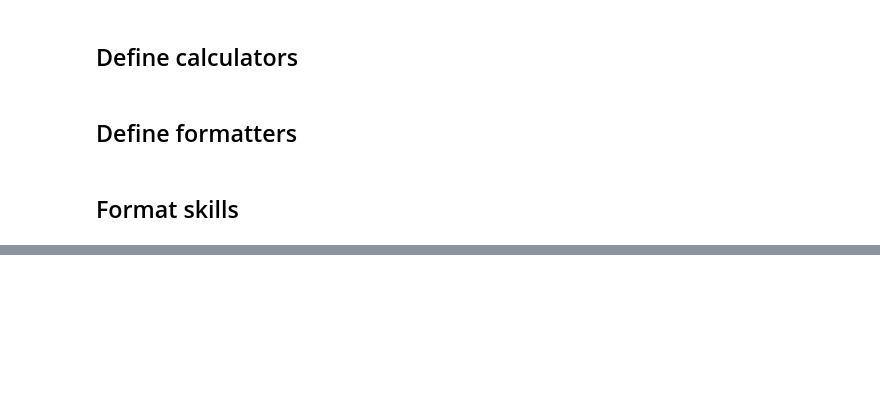
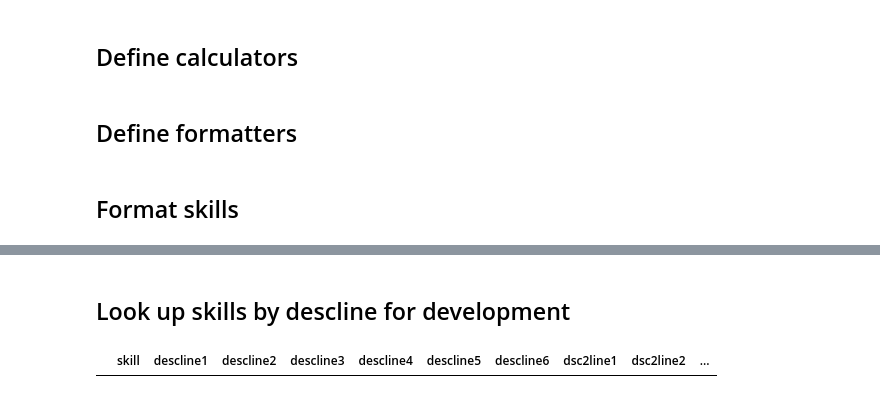
Before and after one commit to d2planner/skills, a Jupyter notebook: offline_tools/process game files.ipynb, the cells around one changed output, grey strips where cells are left out. Cells and saved outputs as stored; diff of their text form; code cells hidden in the pictures; blank space fills up the shorter version.

Commit message:
Implement remaining desclines

```diff
--- a/offline_tools/process game files.ipynb
+++ b/offline_tools/process game files.ipynb
@@ -17,6 +17,8 @@ import pandas as pd
 # %%
-CHARSKILL_EXCEPTIONS = ['mon death sentry', 'royalstrikemeteorfire']
+RELATED_NON_CHARSKILLS = ['mon death sentry']
 
+N_PASSIVE_STATS = 5
+N_CALC_FIELDS = 4
 N_PARAMS = 8
 N_DESC_COLS = 6
 N_DSC2_COLS = 4
@@ -226,7 +229,7 @@ missile_details = get_missile_details(missiles)
 # %%
 charskills = (
     skills
-    .loc[skills.charclass.notnull() | (skills.skill.isin(CHARSKILL_EXCEPTIONS))]
+    .loc[skills.charclass.notnull() | (skills.skill.isin(RELATED_NON_CHARSKILLS))]
     .merge(skilldesc, how='left', on='skilldesc', validate='one_to_one')
 )
 # Replace string keys with values from .tbl files
@@ -922,0 +1028,17 @@ select_skills_with_descline(charskills, 47)
+# %% [markdown]
+## Look up skills by descline for development
+# %%
+def select_skills_with_descline(charskills, pattern):
+    descline_columns = get_descline_columns()
+    return charskills.loc[(charskills[descline_columns] == pattern).any(axis=1), ['skill'] + descline_columns]
+
+def get_descline_columns():
+    descline_columns = []
+    for col_root, line_limit in {'desc': N_DESC_COLS, 'dsc2': N_DSC2_COLS, 'dsc3': N_DSC3_COLS}.items():
+        for i in range(1, line_limit + 1):
+            descline_columns.append(f'{col_root}line{i}')
+    return descline_columns
+
+select_skills_with_descline(charskills, 74)
+# %% [output]
+|  | skill | descline1 | descline2 | descline3 | descline4 | descline5 | descline6 | dsc2line1 | dsc2line2 | ... |
```
Also changed, not shown: parts of 46 cells of this notebook.
